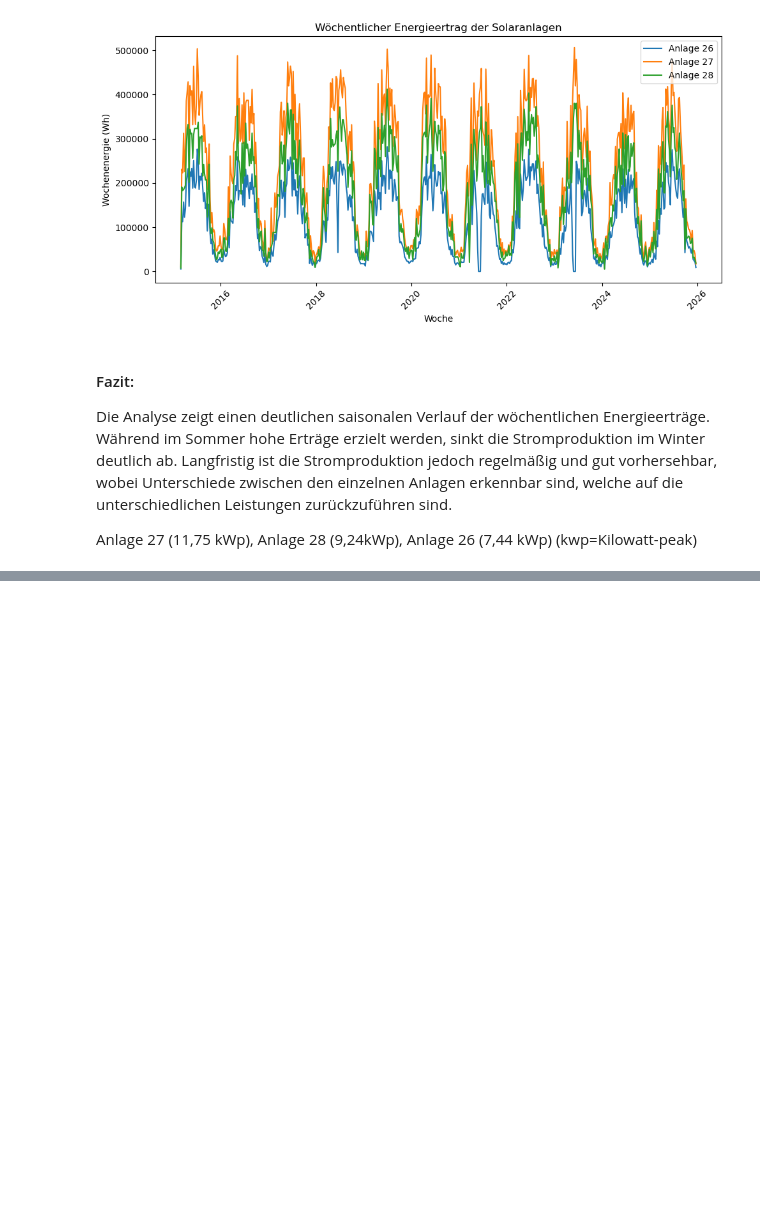
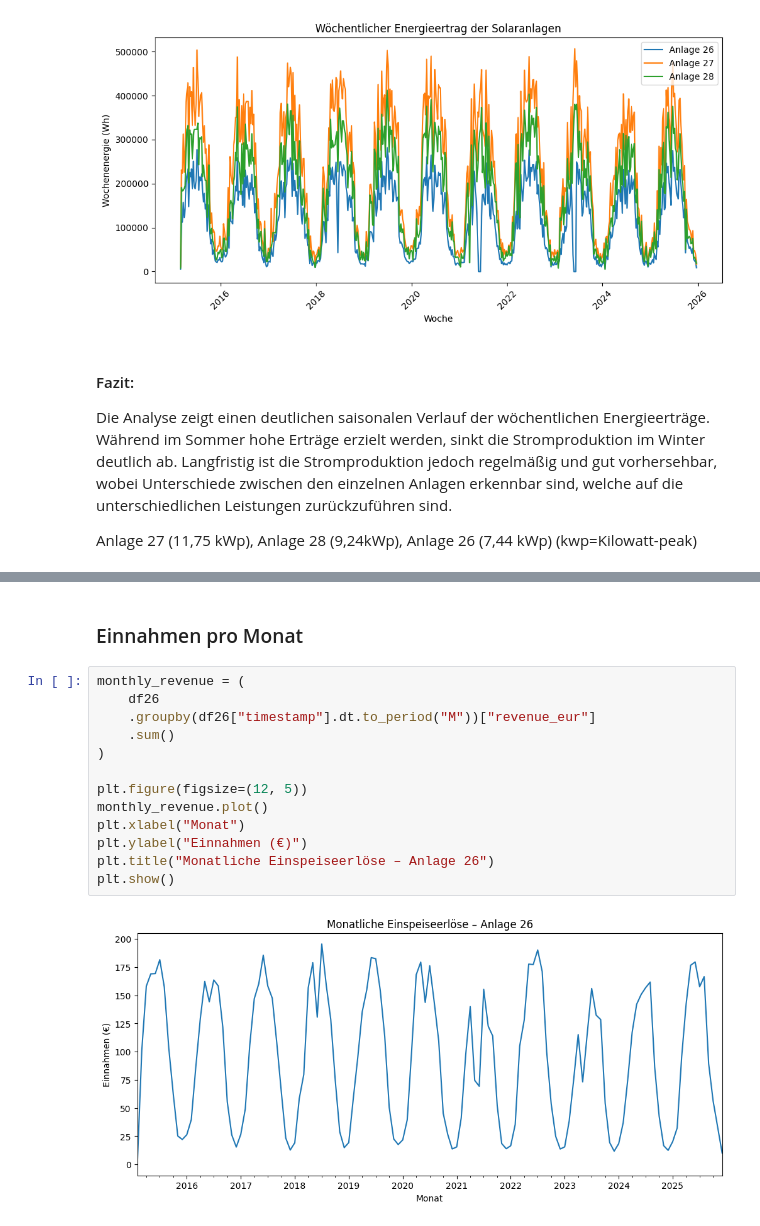
Before and after one commit to hagen-o/Inf2-Hausarbeit-SolarAnalyse, a Jupyter notebook: Hausarbeit.ipynb, the cells around one changed output, grey strips where cells are left out. Drawn from its saved outputs; the diff is of its cells as text; blank space fills up the shorter version.

```diff
--- a/Hausarbeit.ipynb
+++ b/Hausarbeit.ipynb
@@ -396,0 +424,17 @@ Anlage 27 (11,75 kWp), Anlage 28 (9,24kWp), Anlage 26 (7,44 kWp) (kwp=Kilowatt-p
+# %% [markdown]
+### Einnahmen pro Monat
+# %%
+monthly_revenue = (
+    df26
+    .groupby(df26["timestamp"].dt.to_period("M"))["revenue_eur"]
+    .sum()
+)
+
+plt.figure(figsize=(12, 5))
+monthly_revenue.plot()
+plt.xlabel("Monat")
+plt.ylabel("Einnahmen (€)")
+plt.title("Monatliche Einspeiseerlöse – Anlage 26")
+plt.show()
+# %% [output]
+[figure, added]
```
Also changed, not shown: parts of 16 cells of this notebook, 1 other file.
